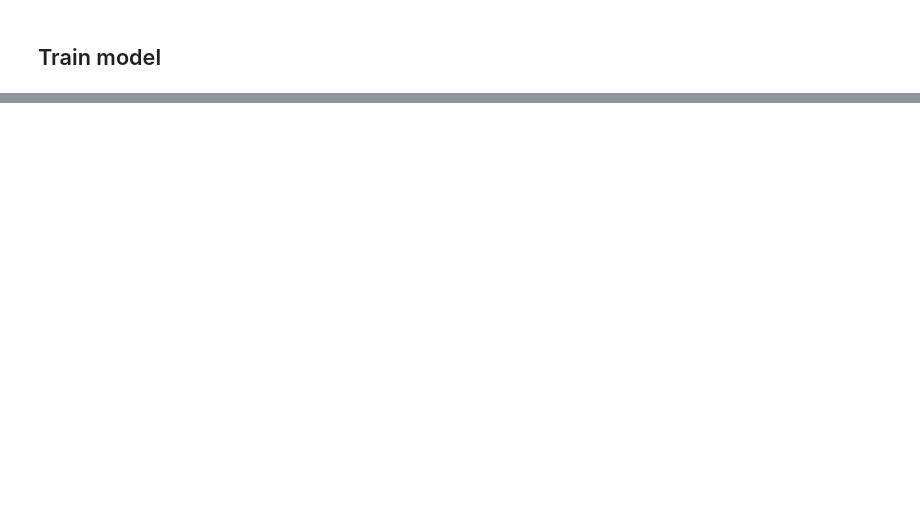
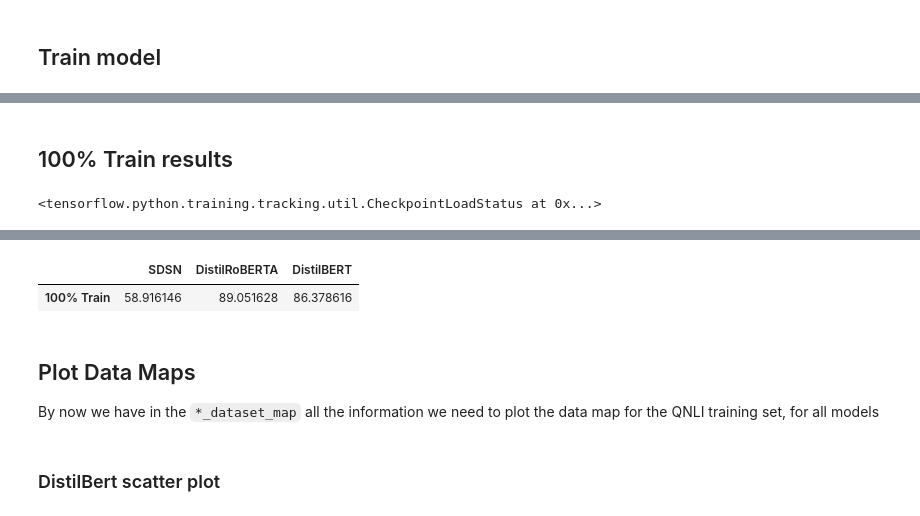
Before and after one commit to eliorc/Medium, a Jupyter notebook: datamaps.ipynb, the cells around one changed output, grey strips where cells are left out. Saved outputs shown, nothing was run; the diff lists cells and outputs as text; code cells hidden in the pictures; blank space fills up the shorter version.

```diff
--- a/datamaps.ipynb
+++ b/datamaps.ipynb
@@ -182,0 +492,18 @@ ax.legend(title='Correctness');
+# %%
+sdsn = SiameseDSN(embedding_matrix=embedding_matrix)
+sdsn.predict(next(iter(sdsn_train))[0])  # Workaround to initial weights
+sdsn_init_weights_path = tempfile.NamedTemporaryFile()
+sdsn.save_weights(sdsn_init_weights_path.name)
+# %%
+# Compile model
+sdsn_dataset_map = tvl.learning.DataMapCallback(sdsn_train_unshuffled,
+                                                sparse_labels=True)
+optimizer = tf.keras.optimizers.Adam()
+loss = tf.keras.losses.SparseCategoricalCrossentropy(from_logits=False)
+callbacks = [sdsn_dataset_map,
+             tf.keras.callbacks.EarlyStopping(patience=5),
+             tf.keras.callbacks.ModelCheckpoint(sdsn_best_weights_path.name, save_best_only=True, save_weights_only=True)]
+
+sdsn.compile(optimizer=optimizer, loss=loss, metrics=['accuracy'])
+# %%
+sdsn.fit(sdsn_train, epochs=100, validation_data=sdsn_validation, steps_per_epoch=150, callbacks=callbacks)
@@ -182,0 +529,16 @@ ax.legend(title='Correctness');
+# %% [markdown]
+## 100% Train results
+# %%
+bert.load_weights(bert_best_weights_path.name)
+roberta.load_weights(roberta_best_weights_path.name)
+sdsn.load_weights(sdsn_best_weights_path.name)
+# %% [output]
+<tensorflow.python.training.tracking.util.CheckpointLoadStatus at 0x...>
+# %%
+# Evaluate performance on test set
+results = pd.DataFrame(index=['100% Train'],
+                       columns=['SDSN', 'DistilRoBERTA', 'DistilBERT'],
+                       data=[[sdsn.evaluate(sdsn_test)[1]*100, roberta.evaluate(roberta_test)[1]*100, bert.evaluate(bert_test)[1]*100]])
+
+results
+# %% [output]
@@ -182,0 +548,8 @@ ax.legend(title='Correctness');
+|  | SDSN | DistilRoBERTA | DistilBERT |
+| 100% Train | 58.916146 | 89.051628 | 86.378616 |
+# %% [markdown]
+## Plot Data Maps
+
+By now we have in the `*_dataset_map` all the information we need to plot the data map for the QNLI training set, for all models
+# %% [markdown]
+### DistilBert scatter plot
```
Also changed, not shown: parts of 74 cells of this notebook.
